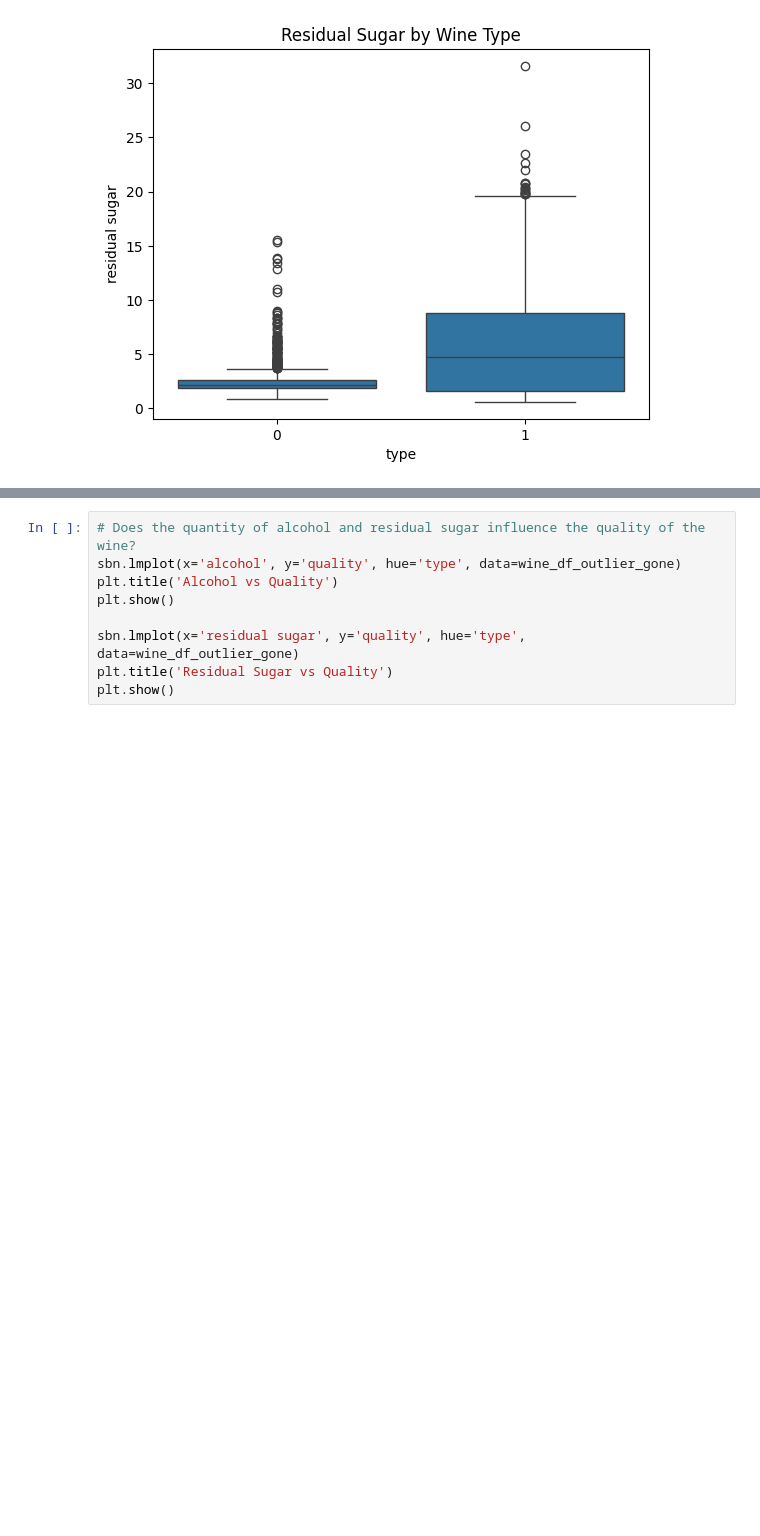
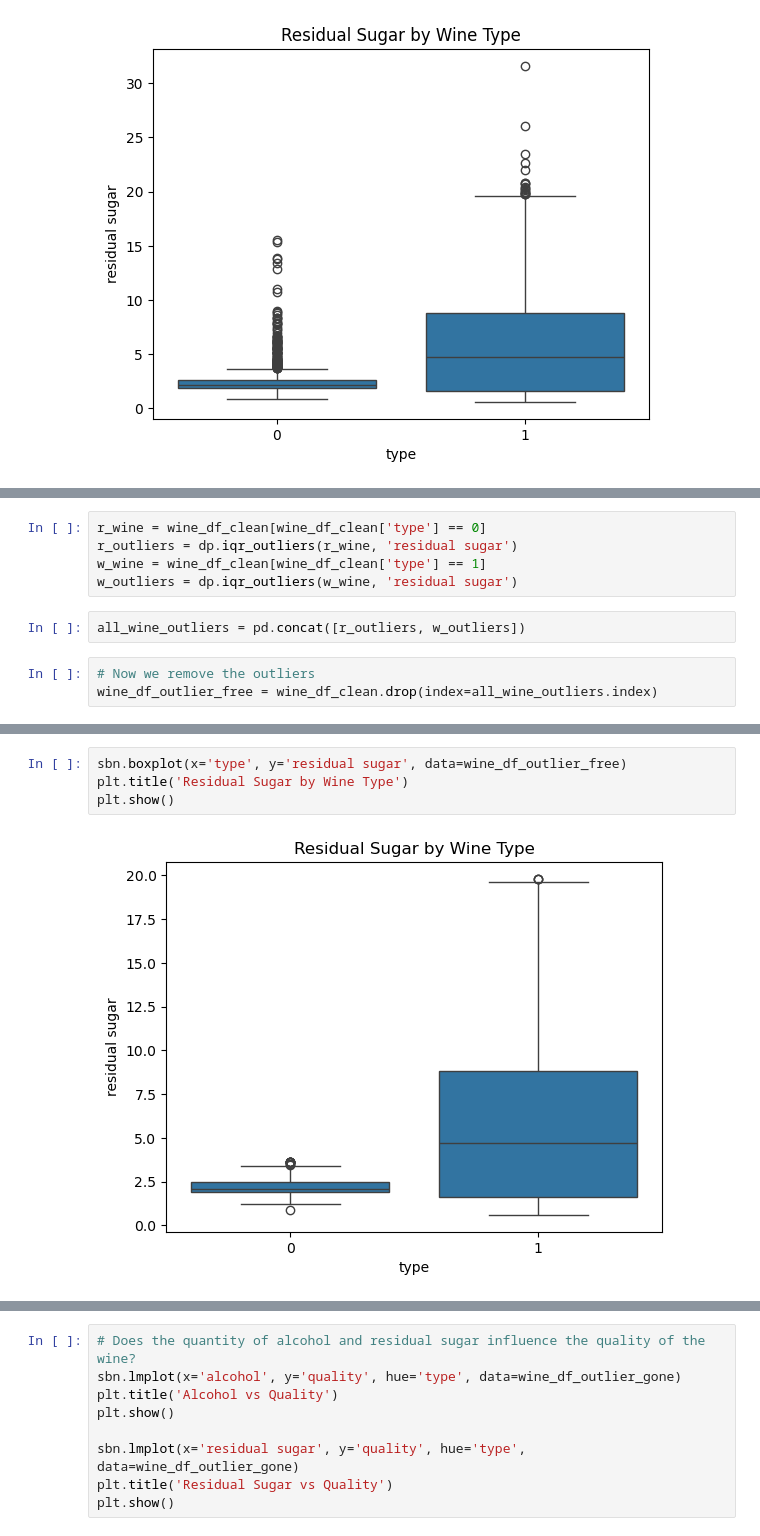
Before and after one commit to Nikolaj1992/MP1-Group9, a Jupyter notebook: MP-2/Code/Wine.ipynb, the cells around one changed output, grey strips where cells are left out. Drawn from its saved outputs; the diff is of its cells as text; blank space fills up the shorter version.

```diff
--- a/MP-2/Code/Wine.ipynb
+++ b/MP-2/Code/Wine.ipynb
@@ -417,0 +426,10 @@ plt.show()
+# %%
+r_wine = wine_df_clean[wine_df_clean['type'] == 0]
+r_outliers = dp.iqr_outliers(r_wine, 'residual sugar')
+w_wine = wine_df_clean[wine_df_clean['type'] == 1]
+w_outliers = dp.iqr_outliers(w_wine, 'residual sugar')
+# %%
+all_wine_outliers = pd.concat([r_outliers, w_outliers])
+# %%
+# Now we remove the outliers
+wine_df_outlier_free = wine_df_clean.drop(index=all_wine_outliers.index)
@@ -417,0 +444,6 @@ plt.show()
+# %%
+sbn.boxplot(x='type', y='residual sugar', data=wine_df_outlier_free)
+plt.title('Residual Sugar by Wine Type')
+plt.show()
+# %% [output]
+[figure, added]
```
Also changed, not shown: parts of 15 cells of this notebook, 1 other file.
